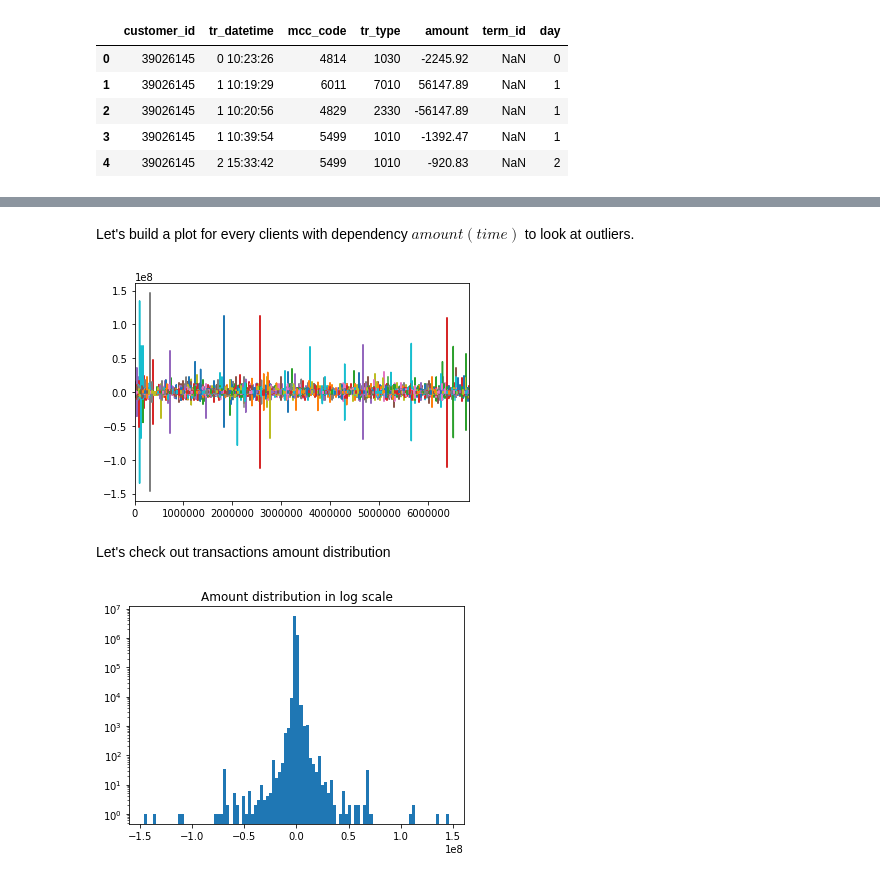
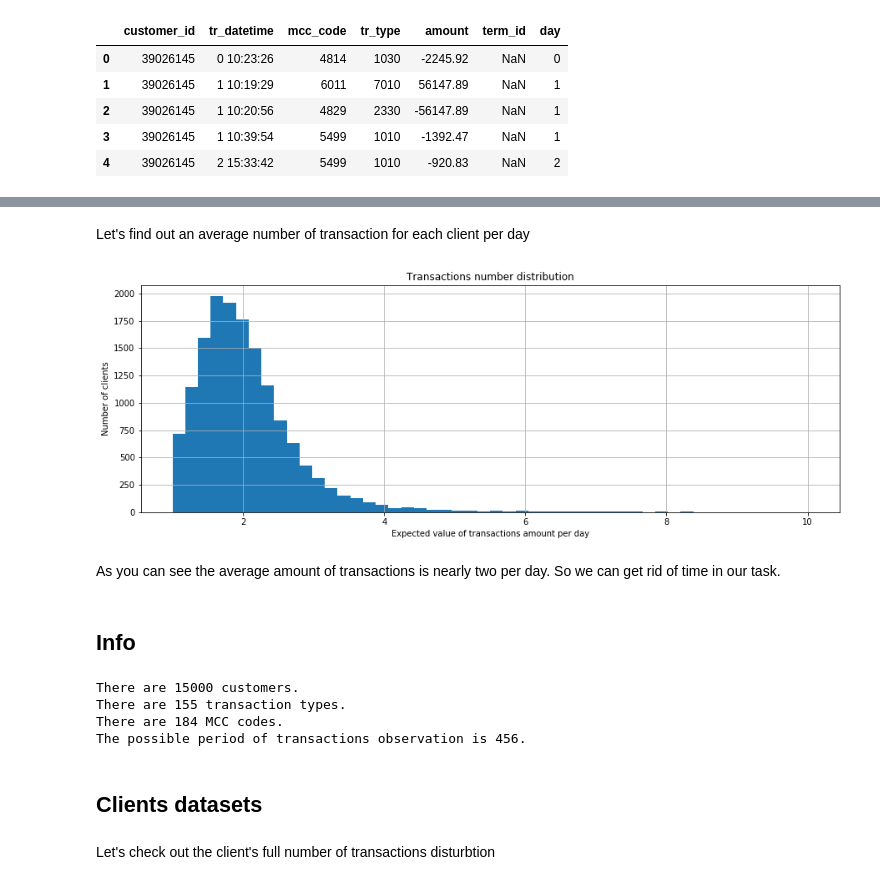
Before and after one commit to PegushinML/BCOD_Thesis, a Jupyter notebook: data/sberbank/SDSJ.ipynb, the cells around one changed output, grey strips where cells are left out. Cells and saved outputs as stored; diff of their text form; code cells hidden in the pictures.

```diff
--- a/data/sberbank/SDSJ.ipynb
+++ b/data/sberbank/SDSJ.ipynb
@@ -116,5 +107,5 @@ def get_customers_dict(transactions_data):
     return customers_id, customers_data
 # %%
 customers_id, customers_data = get_customers_dict(transactions_data)
-# %% [markdown]
-Let's build a plot for every clients with dependency $amount(time)$ to look at outliers.
+# %% [markdown]
+Let's find out an average number of transaction for each client per day
@@ -121,13 +116,32 @@ Let's build a plot for every clients with dependency $amount(time)$ to look at o
+# %%
+fig = plt.figure(figsize=(15,5))
+plt.hist(transaction_amount, 50,  range=(1,10))
+plt.title('Transactions number distribution')
+plt.xlabel('Expected value of transactions amount per day')
+plt.ylabel('Number of clients')
+plt.grid(True)
+plt.show()
+# %% [output]
+[figure, added]
+# %% [markdown]
+As you can see the average amount of transactions is nearly two per day.
+So we can get rid of time in our task.
 # %%
 for customer in customers_id:
-    customers_data[customer]['amount'].plot()
+    customers_data[customer] = customers_data[customer].drop('tr_datetime', axis=1)
-# %% [output]
-[figure, removed]
+# %% [markdown]
+## Info
+# %%
+print("There are %s customers." % len(customers))
+print("There are %s transaction types." % len(tr_types))
+print("There are %s MCC codes." % len(tr_mcc_codes))
+print("The possible period of transactions observation is %s." % transactions_data['day'].max())
+# %% [output]
+There are 15000 customers.
+There are 155 transaction types.
+There are 184 MCC codes.
+The possible period of transactions observation is 456.
+# %% [markdown]
+## Clients datasets
 # %% [markdown]
-Let's check out transactions amount distribution
+Let's check out the client's full number of transactions disturbtion
-# %%
-plt.hist(x = transactions_data['amount'], bins=100, log=True)
-plt.title('Amount distribution in log scale')
-plt.show()
-# %% [output]
-[figure, removed]
```
Also changed, not shown: parts of 30 cells of this notebook, 21 other files.
